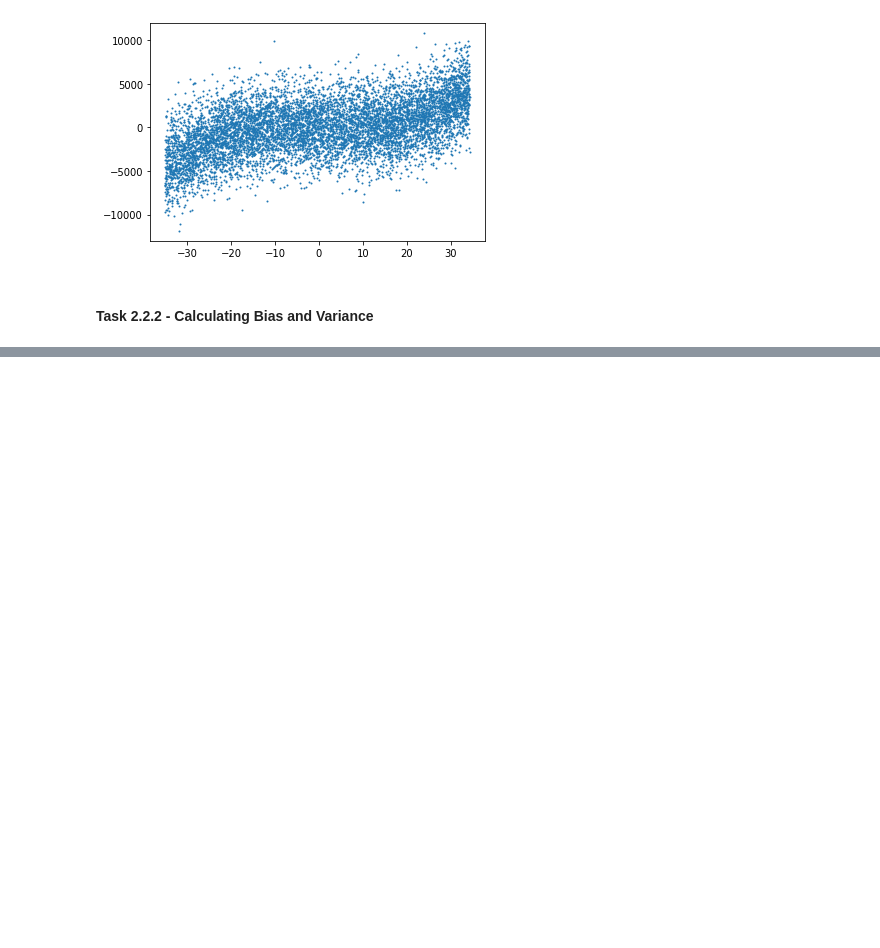
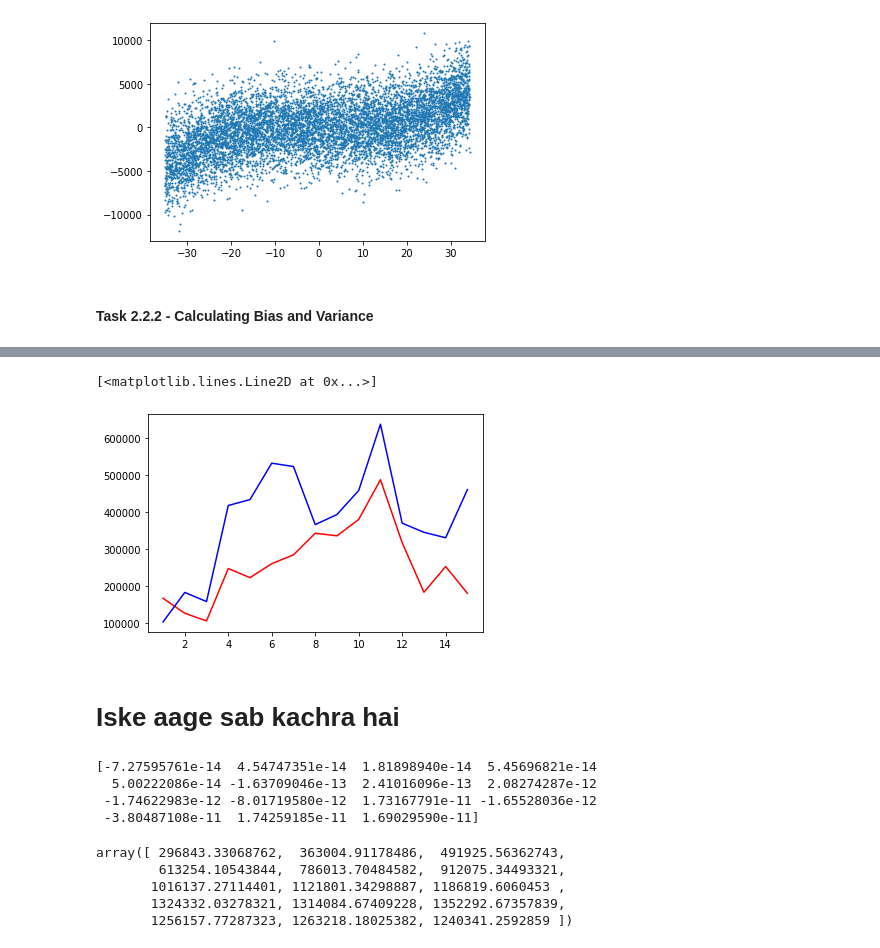
Before and after one commit to ShreyasRevankar/Polynomial-Regression, a Jupyter notebook: 1_assgn1/code.ipynb, the cells around one changed output, grey strips where cells are left out. Saved outputs shown, nothing was run; the diff lists cells and outputs as text; code cells hidden in the pictures; blank space fills up the shorter version.

```diff
--- a/1_assgn1/code.ipynb
+++ b/1_assgn1/code.ipynb
@@ -23,3 +23,4 @@ with open('../data/train.pkl', 'rb') as f:
         train_sets_Y.append(my_arr[:,1])
 
 train_sets_X = np.array(train_sets_X)
+train_sets_Y = np.array(train_sets_Y)
@@ -56,22 +68,32 @@ def regression(x, y, degree):
 
     # LinearRegression part
     reg = LinearRegression()
+    coefs = []
+    intercepts = []
     y_predicted = []
     for i in range(len(train_sets_X_poly)):
         reg.fit(train_sets_X_poly[i], y[i])
         y_predicted.append(reg.predict(train_sets_X_poly[i]))
+        coefs.append(reg.coef_)
+        intercepts.append(reg.intercept_)
 
-    return y_predicted
+    return y_predicted, coefs, intercepts
 # %%
 poly_y = []
+poly_coefs = []
+poly_intercepts = []
 for i in range(1, 16):
-    poly_y.append(regression(train_sets_X, train_sets_Y, i))
+    y_predicted, coefs, intercepts = regression(train_sets_X, train_sets_Y, i)
+    poly_y.append(y_predicted)
+    poly_coefs.append(coefs)
+    poly_intercepts.append(intercepts)
 
-plt.figure(figsize=(25,200))
-for i in range(15):
-    for j in range(16):
-        plt.subplot(60,4,16*i + j+1)
-        plt.scatter(train_sets_X[j], train_sets_Y[j], s=1)
-        plt.ylim(-10000, 10000)
-        plt.plot(train_sets_X[j], poly_y[i][j], color='red')
-        plt.title('degree: ' + str(i+1) + ' set: ' + str(j+1))
+# UNCOMENT THIS LATER
+# plt.figure(figsize=(25,200))
+# for i in range(15):
+#     for j in range(16):
+#         plt.subplot(60,4,16*i + j+1)
+#         plt.scatter(train_sets_X[j], train_sets_Y[j], s=1)
+#         plt.ylim(-10000, 10000)
+#         plt.plot(train_sets_X[j], poly_y[i][j], color='red')
+#         plt.title('degree: ' + str(i+1) + ' set: ' + str(j+1))
@@ -79,0 +172,46 @@ for i in range(15):
+# %%
+avg_bias = np.mean(bias, axis=1)
+avg_variance = np.mean(variance, axis=1)
+
+plt.plot(range(1,16), avg_bias**2, color='red')
+plt.plot(range(1,16), avg_variance, color='blue')
+# %% [output]
+[<matplotlib.lines.Line2D at 0x...>]
+[figure, added]
+# %% [markdown]
+# Iske aage sab kachra hai
+# %%
+bias = []
+for i in range(15):
+    avg = np.sum(poly_y[i], axis=0)/16 # average y_predicted for each set
+    # print(avg)
+    y_avg = np.sum(train_sets_Y, axis=0)/16
+    # print(y_avg)
+    bias.append(np.sum(avg - y_avg)/50)
+bias = np.array(bias)
+print(bias)
+# %% [output]
+[-7.27595761e-14  4.54747351e-14  1.81898940e-14  5.45696821e-14
+  5.00222086e-14 -1.63709046e-13  2.41016096e-13  2.08274287e-12
+ -1.74622983e-12 -8.01719580e-12  1.73167791e-11 -1.65528036e-12
+ -3.80487108e-11  1.74259185e-11  1.69029590e-11]
+# %%
+variance = []
+var_arr = []
+for i in range(15):
+    avg = np.sum(poly_y[i], axis=0)/16
+    s_arr = []
+    for j in range(16):
+        s_arr.append(poly_y[i][j] - avg)
+    s_arr = np.array(s_arr)
+    var_arr.append(np.sum(s_arr**2, axis=0)/50)
+
+variance = np.sum(np.array(var_arr), axis=1)/16
+
+variance
+# %% [output]
+array([ 296843.33068762,  363004.91178486,  491925.56362743,
+        613254.10543844,  786013.70484582,  912075.34493321,
+       1016137.27114401, 1121801.34298887, 1186819.6060453 ,
+       1324332.03278321, 1314084.67409228, 1352292.67357839,
+       1256157.77287323, 1263218.18025382, 1240341.2592859 ])
```
Also changed, not shown: parts of 7 cells of this notebook.
